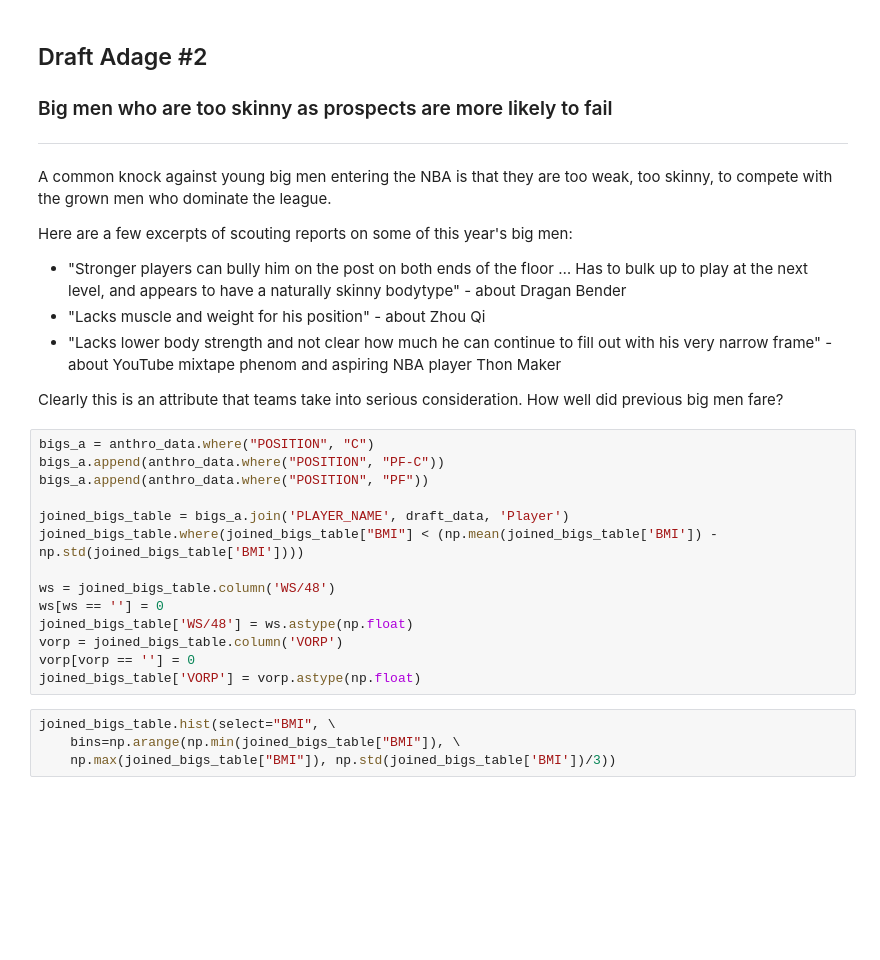
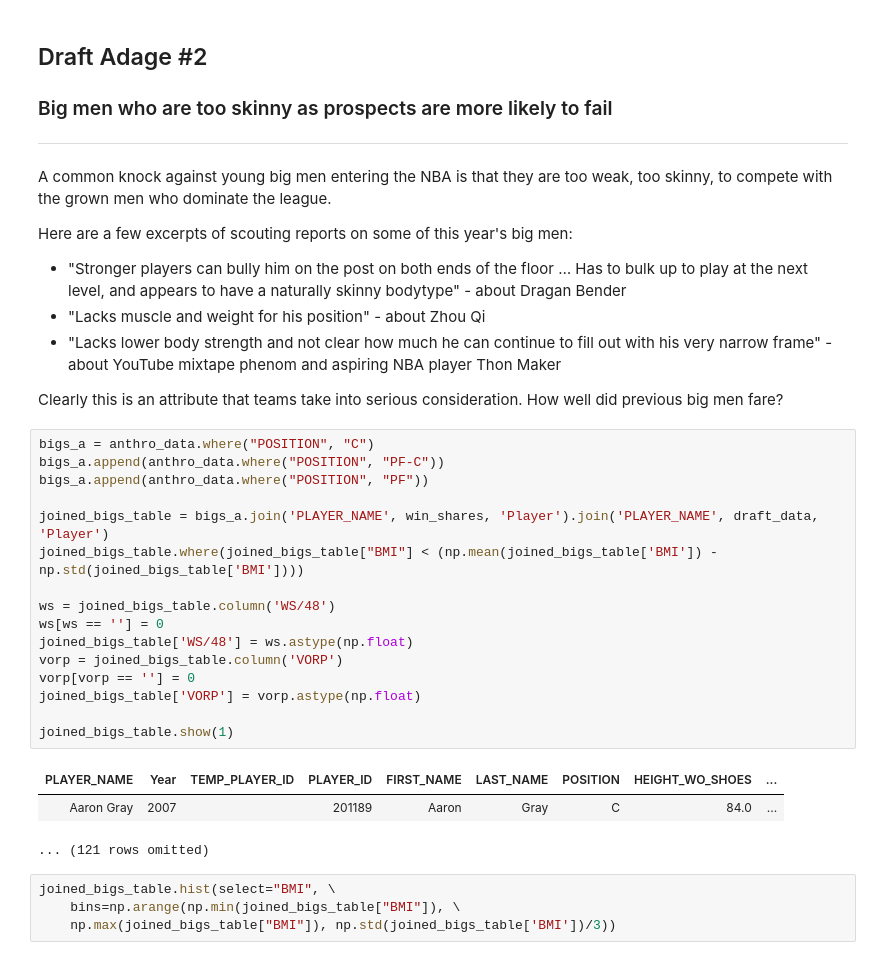
Before and after one commit to canzhiye/nba-draft-adages, a Jupyter notebook: final.ipynb, the cells around one changed output. Saved outputs shown, nothing was run; the diff lists cells and outputs as text; blank space fills up the shorter version.

```diff
--- a/spurs.ipynb
+++ b/final.ipynb
@@ -555,17 +562,23 @@ Clearly this is an attribute that teams take into serious consideration. How wel
 # %%
 bigs_a = anthro_data.where("POSITION", "C")
 bigs_a.append(anthro_data.where("POSITION", "PF-C"))
 bigs_a.append(anthro_data.where("POSITION", "PF"))
 
-joined_bigs_table = bigs_a.join('PLAYER_NAME', draft_data, 'Player')
+joined_bigs_table = bigs_a.join('PLAYER_NAME', win_shares, 'Player').join('PLAYER_NAME', draft_data, 'Player')
 joined_bigs_table.where(joined_bigs_table["BMI"] < (np.mean(joined_bigs_table['BMI']) - np.std(joined_bigs_table['BMI'])))
 
 ws = joined_bigs_table.column('WS/48')
 ws[ws == ''] = 0
 joined_bigs_table['WS/48'] = ws.astype(np.float)
 vorp = joined_bigs_table.column('VORP')
 vorp[vorp == ''] = 0
 joined_bigs_table['VORP'] = vorp.astype(np.float)
+
+joined_bigs_table.show(1)
+# %% [output]
+| PLAYER_NAME | Year | TEMP_PLAYER_ID | PLAYER_ID | FIRST_NAME | LAST_NAME | POSITION | HEIGHT_WO_SHOES | ... |
+| Aaron Gray | 2007 |  | 201189 | Aaron | Gray | C | 84.0 | ... |
+... (121 rows omitted)
 # %%
 joined_bigs_table.hist(select="BMI", \
     bins=np.arange(np.min(joined_bigs_table["BMI"]), \
```
Also changed, not shown: parts of 4 cells of this notebook, 1 other file.
